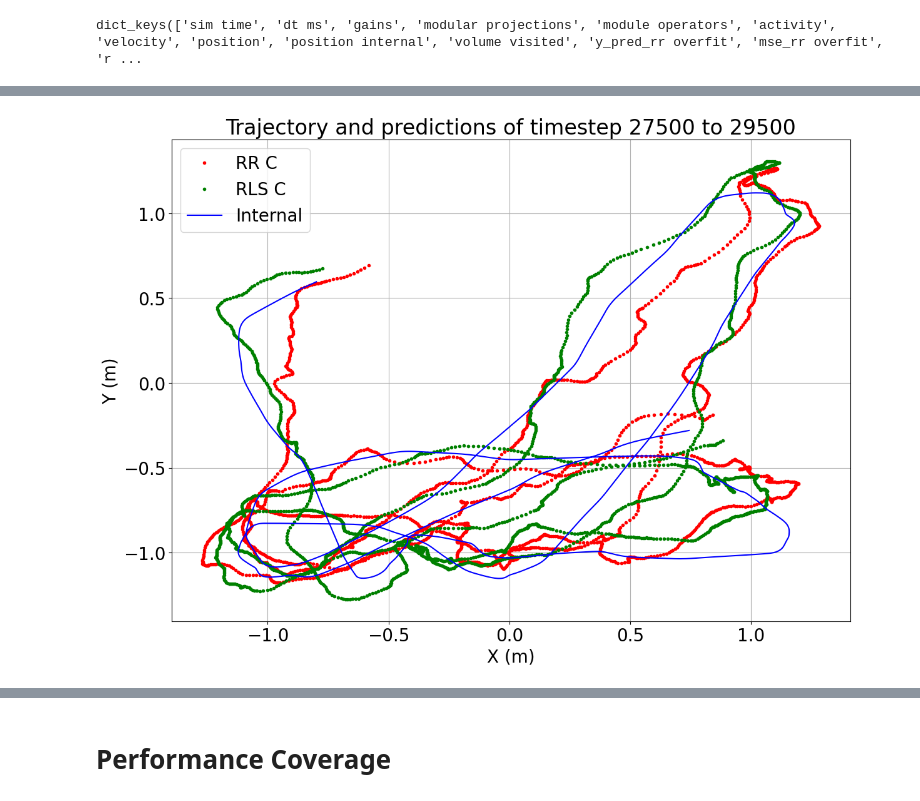
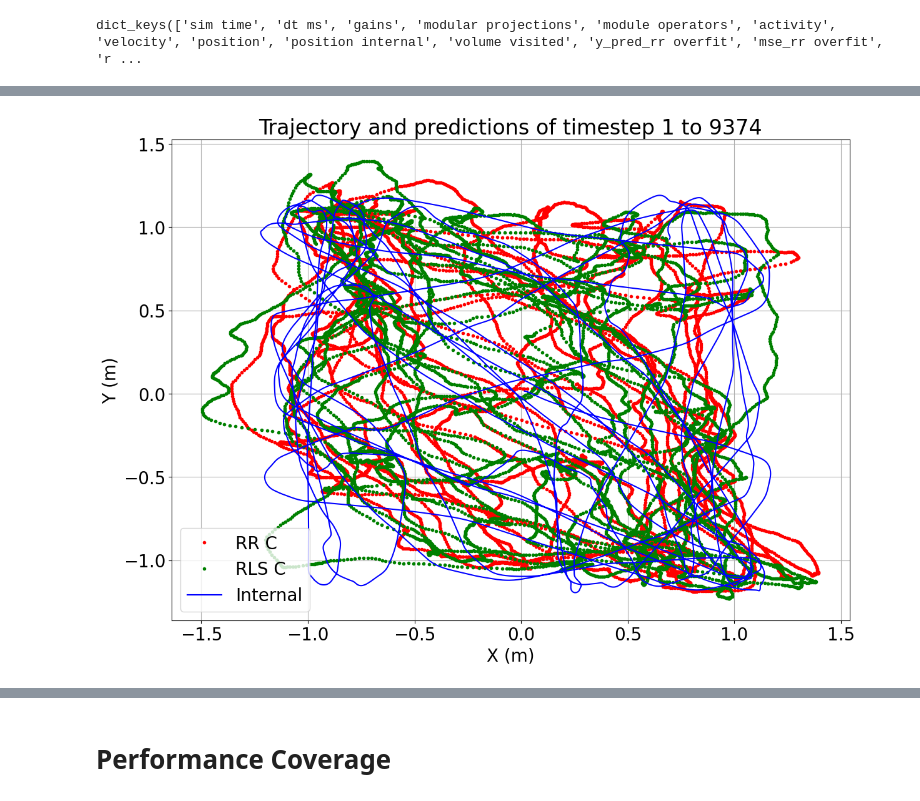
Before and after one commit to TSchwierz/SelfLocalisationCF, a Jupyter notebook: AddendumAnalysis.ipynb, the cells around one changed output, grey strips where cells are left out. Cells and saved outputs as stored; diff of their text form; code cells hidden in the pictures.

```diff
--- a/AddendumAnalysis.ipynb
+++ b/AddendumAnalysis.ipynb
@@ -881,17 +760,17 @@ np.shape(pos_r), np.shape(pos_rr_o), np.shape(pos_rls_o), np.shape(pos_rr_c), np
 # %%
-start = -10000
-stop = -8000
-plt.title(f'Trajectory and predictions of timestep {start if start >= 0 else len(pos_i)-1+start} to {stop if stop > 0 else len(pos_i)-1+stop}')
+start = 1
+stop = -1
+plt.title(f'Trajectory and predictions of timestep {start if start >= 0 else len(pos_r)-1+start} to {stop if stop > 0 else len(pos_r)-1+stop}')
 #plt.plot(pos_rr_o[start:stop,0], pos_rr_o[start:stop,1], 'r.', label = 'RR O')
 #plt.plot(pos_rls_o[start:stop,0], pos_rls_o[start:stop,1], 'g.', label = 'RLS O')
 plt.plot(pos_rr_c[start:stop,0], pos_rr_c[start:stop,1], 'r.', label = 'RR C')
 plt.plot(pos_rls_c[start:stop,0], pos_rls_c[start:stop,1], 'g.', label = 'RLS C')
 plt.plot(pos_r[start:stop,0], pos_r[start:stop,1], 'b-', label = 'Internal')
 plt.xlabel('X (m)')
 plt.ylabel('Y (m)')
 plt.grid()
 plt.legend()
 #plt.savefig('Results\\Trajectory2Dstart.png', format = 'png')
 plt.show()
 # %% [output]
-[figure, old version]
+[figure, new version]
```
Also changed, not shown: parts of 20 cells of this notebook, 19 other files.
